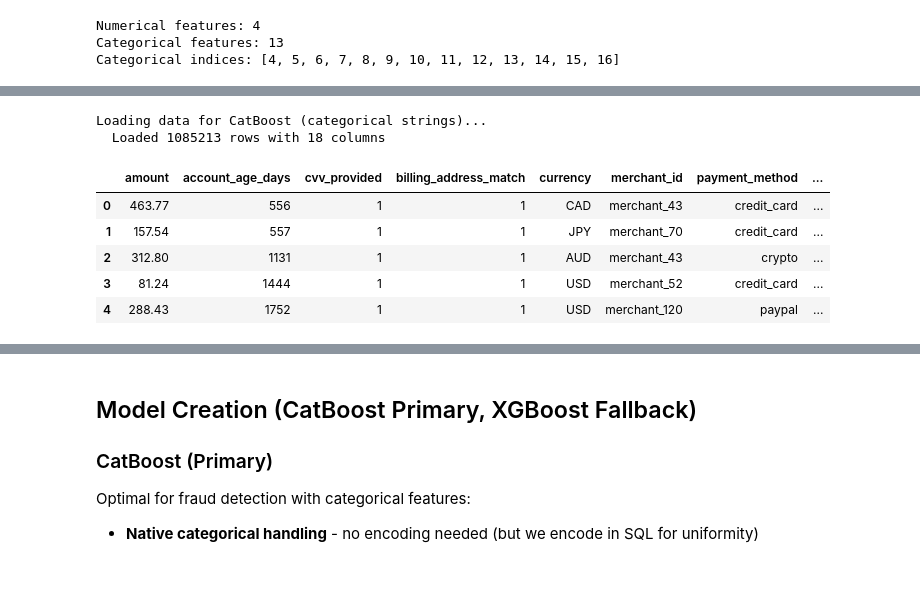
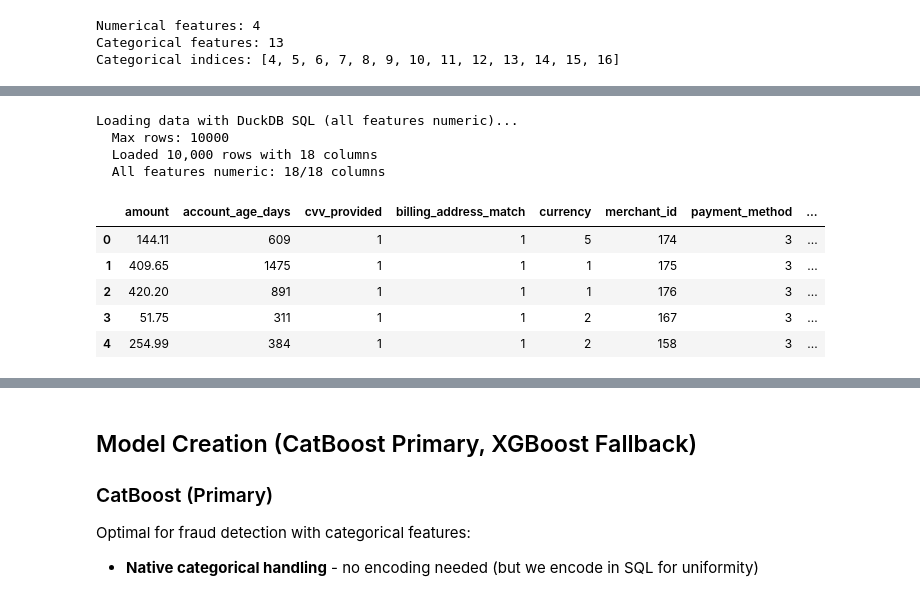
Before and after one commit to rafaelcoelho1409/COELHORealTime, a Jupyter notebook: notebooks/010_sklearn_duckdb_sql_classification.ipynb, the cells around one changed output, grey strips where cells are left out. Saved outputs shown, nothing was run; the diff lists cells and outputs as text; code cells hidden in the pictures.

```diff
--- a/notebooks/010_sklearn_duckdb_sql_classification.ipynb
+++ b/notebooks/010_sklearn_duckdb_sql_classification.ipynb
@@ -263,21 +235,23 @@ def load_data_duckdb_sql(
 
     return df
 # %%
-# Set model type FIRST - this determines which SQL query to use
+# Set model type for training (both use same numeric data now)
 MODEL_TYPE = "catboost"  # "catboost" (primary) or "xgboost" (fallback for YellowBrick)
 
-# Load data with appropriate SQL query for the model type
-df = load_data_duckdb_sql(delta_path, model_type=MODEL_TYPE)
+# Load data - always numeric, compatible with all tools
+df = load_data_duckdb_sql(delta_path, max_rows=10000)
 df.head()
 # %% [output]
-Loading data for CatBoost (categorical strings)...
-  Loaded 1085213 rows with 18 columns
+Loading data with DuckDB SQL (all features numeric)...
+  Max rows: 10000
+  Loaded 10,000 rows with 18 columns
+  All features numeric: 18/18 columns
 |  | amount | account_age_days | cvv_provided | billing_address_match | currency | merchant_id | payment_method | ... |
-| 0 | 463.77 | 556 | 1 | 1 | CAD | merchant_43 | credit_card | ... |
-| 1 | 157.54 | 557 | 1 | 1 | JPY | merchant_70 | credit_card | ... |
-| 2 | 312.80 | 1131 | 1 | 1 | AUD | merchant_43 | crypto | ... |
-| 3 | 81.24 | 1444 | 1 | 1 | USD | merchant_52 | credit_card | ... |
-| 4 | 288.43 | 1752 | 1 | 1 | USD | merchant_120 | paypal | ... |
+| 0 | 144.11 | 609 | 1 | 1 | 5 | 174 | 3 | ... |
+| 1 | 409.65 | 1475 | 1 | 1 | 1 | 175 | 3 | ... |
+| 2 | 420.20 | 891 | 1 | 1 | 1 | 176 | 3 | ... |
+| 3 | 51.75 | 311 | 1 | 1 | 2 | 167 | 3 | ... |
+| 4 | 254.99 | 384 | 1 | 1 | 2 | 158 | 3 | ... |
 # %%
 df.info()
 # %% [output]
```
Also changed, not shown: parts of 22 cells of this notebook, 3 other files.
